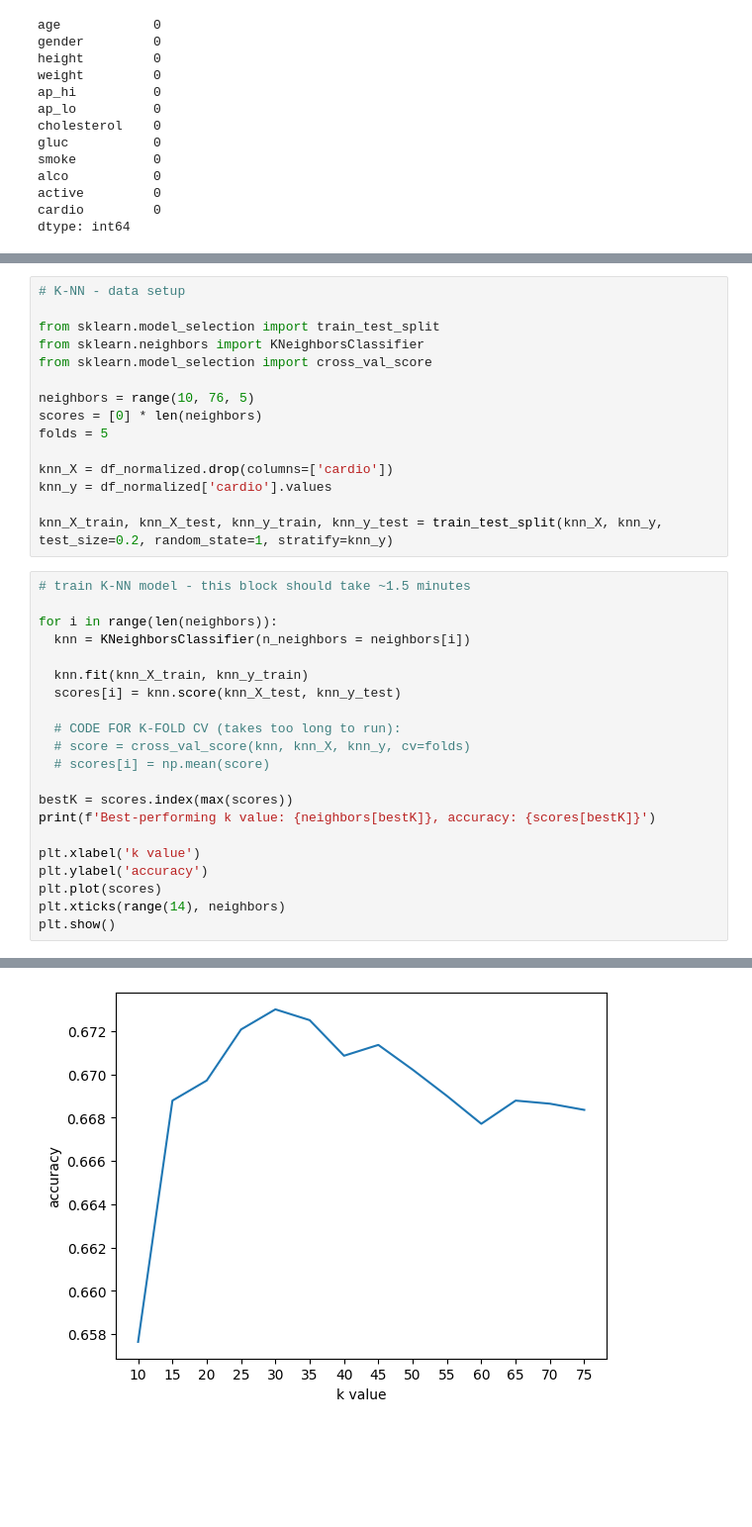
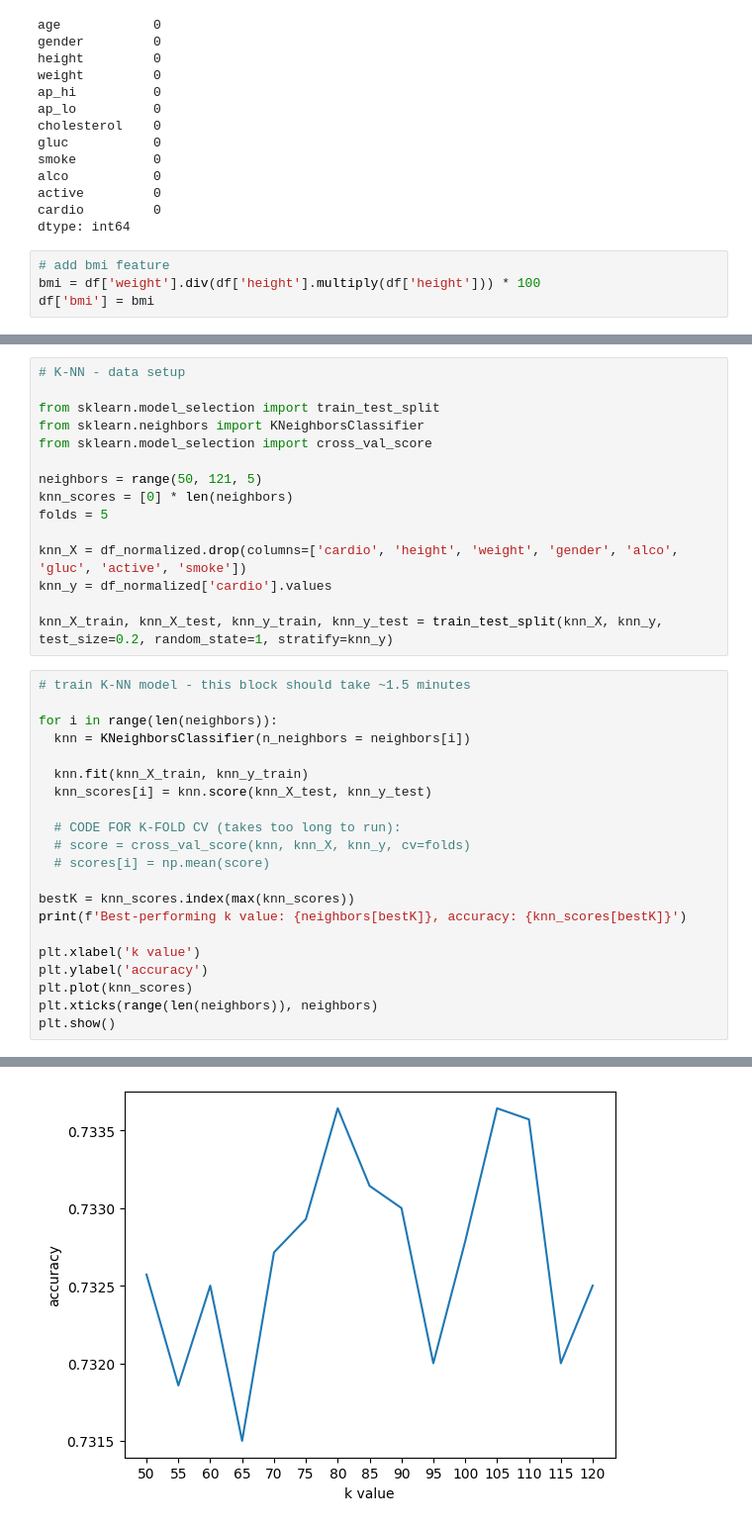
Before and after one commit to MengyangHe1/heart_disease_prediction, a Jupyter notebook: milo_heart_disease_prediction.ipynb, the cells around one changed output, grey strips where cells are left out. Shown: that part at 99% size. Saved outputs shown, nothing was run; the diff lists cells and outputs as text; blank space fills up the shorter version.

Commit message:
reached .733 accuracy with k-nn
added bmi variable, removed a bunch of variables (k-nn works best with low-dimensional data?)

```diff
--- a/milo_heart_disease_prediction.ipynb
+++ b/milo_heart_disease_prediction.ipynb
@@ -81,6 +81,10 @@ alco           0
 active         0
 cardio         0
 dtype: int64
+# %%
+# add bmi feature
+bmi = df['weight'].div(df['height'].multiply(df['height'])) * 100
+df['bmi'] = bmi
 # %%
 df_normalized = df.copy()
 for var in ['age', 'height', 'weight', 'ap_hi', 'ap_lo']:
@@ -115,11 +119,11 @@ from sklearn.model_selection import train_test_split
 from sklearn.neighbors import KNeighborsClassifier
 from sklearn.model_selection import cross_val_score
 
-neighbors = range(10, 76, 5)
-scores = [0] * len(neighbors)
+neighbors = range(50, 121, 5)
+knn_scores = [0] * len(neighbors)
 folds = 5
 
-knn_X = df_normalized.drop(columns=['cardio'])
+knn_X = df_normalized.drop(columns=['cardio', 'height', 'weight', 'gender', 'alco', 'gluc', 'active', 'smoke'])
 knn_y = df_normalized['cardio'].values
 
 knn_X_train, knn_X_test, knn_y_train, knn_y_test = train_test_split(knn_X, knn_y, test_size=0.2, random_state=1, stratify=knn_y)
@@ -130,18 +134,18 @@ for i in range(len(neighbors)):
   knn = KNeighborsClassifier(n_neighbors = neighbors[i])
 
   knn.fit(knn_X_train, knn_y_train)
-  scores[i] = knn.score(knn_X_test, knn_y_test)
+  knn_scores[i] = knn.score(knn_X_test, knn_y_test)
 
   # CODE FOR K-FOLD CV (takes too long to run):
   # score = cross_val_score(knn, knn_X, knn_y, cv=folds)
   # scores[i] = np.mean(score)
 
-bestK = scores.index(max(scores))
-print(f'Best-performing k value: {neighbors[bestK]}, accuracy: {scores[bestK]}')
+bestK = knn_scores.index(max(knn_scores))
+print(f'Best-performing k value: {neighbors[bestK]}, accuracy: {knn_scores[bestK]}')
 
 plt.xlabel('k value')
 plt.ylabel('accuracy')
-plt.plot(scores)
-plt.xticks(range(14), neighbors)
+plt.plot(knn_scores)
+plt.xticks(range(len(neighbors)), neighbors)
 plt.show()
 # %% [output]
@@ -149 +153 @@ Best-performing k value: 30, accuracy: 0.673
-[figure, old version]
+[figure, new version]
```
Also changed, not shown: parts of 2 cells of this notebook.
